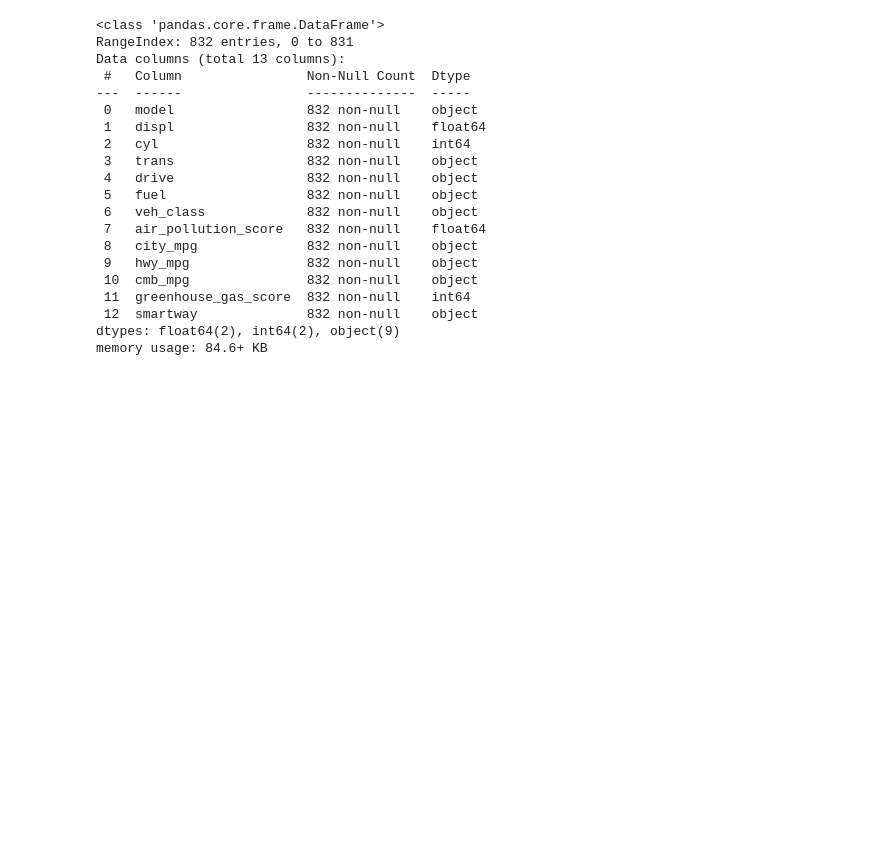
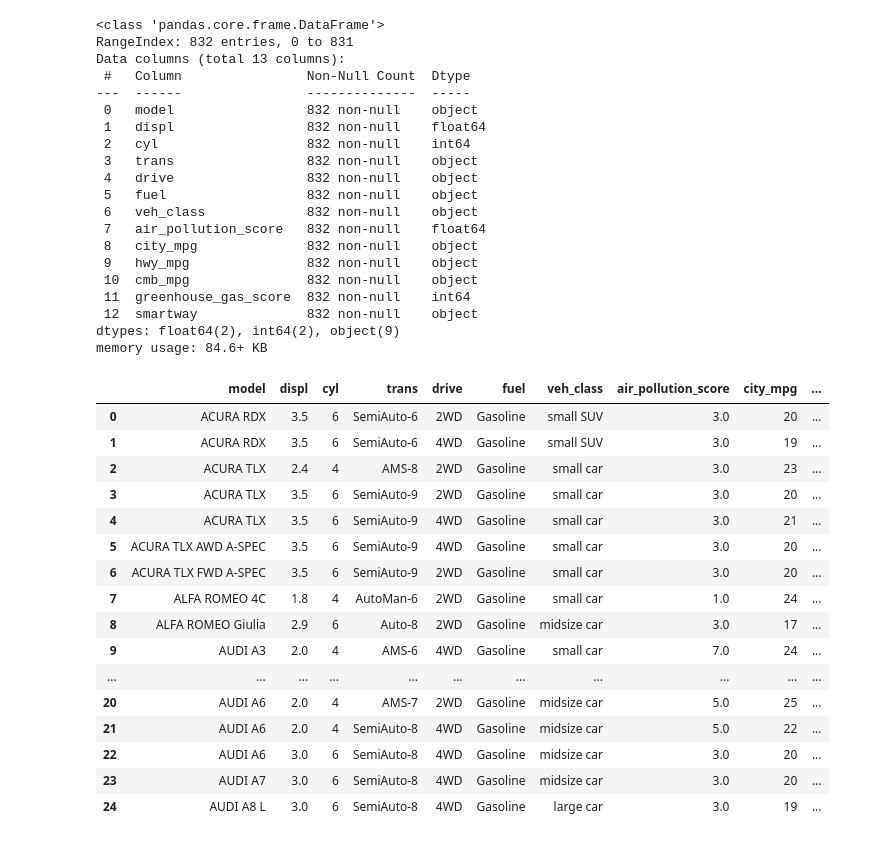
Before and after one commit to aaronschnider/fuel-economy-case-study, a Jupyter notebook: Fix Datatypes (air pollution).ipynb, the cells around one changed output. Saved outputs shown, nothing was run; the diff lists cells and outputs as text; code cells hidden in the pictures; blank space fills up the shorter version.

```diff
--- a/Fix Datatypes (air pollution).ipynb
+++ b/Fix Datatypes (air pollution).ipynb
@@ -212,3 +212,23 @@ memory usage: 84.6+ KB
 # %%
 df08.to_csv('data_08_v4.csv', index=False)
 df18.to_csv('data_18_v4.csv', index=False)
+# %%
+df18.head(25)
+# %% [output]
+|  | model | displ | cyl | trans | drive | fuel | veh_class | air_pollution_score | city_mpg | ... |
+| 0 | ACURA RDX | 3.5 | 6 | SemiAuto-6 | 2WD | Gasoline | small SUV | 3.0 | 20 | ... |
+| 1 | ACURA RDX | 3.5 | 6 | SemiAuto-6 | 4WD | Gasoline | small SUV | 3.0 | 19 | ... |
+| 2 | ACURA TLX | 2.4 | 4 | AMS-8 | 2WD | Gasoline | small car | 3.0 | 23 | ... |
+| 3 | ACURA TLX | 3.5 | 6 | SemiAuto-9 | 2WD | Gasoline | small car | 3.0 | 20 | ... |
+| 4 | ACURA TLX | 3.5 | 6 | SemiAuto-9 | 4WD | Gasoline | small car | 3.0 | 21 | ... |
+| 5 | ACURA TLX AWD A-SPEC | 3.5 | 6 | SemiAuto-9 | 4WD | Gasoline | small car | 3.0 | 20 | ... |
+| 6 | ACURA TLX FWD A-SPEC | 3.5 | 6 | SemiAuto-9 | 2WD | Gasoline | small car | 3.0 | 20 | ... |
+| 7 | ALFA ROMEO 4C | 1.8 | 4 | AutoMan-6 | 2WD | Gasoline | small car | 1.0 | 24 | ... |
+| 8 | ALFA ROMEO Giulia | 2.9 | 6 | Auto-8 | 2WD | Gasoline | midsize car | 3.0 | 17 | ... |
+| 9 | AUDI A3 | 2.0 | 4 | AMS-6 | 4WD | Gasoline | small car | 7.0 | 24 | ... |
+| ... | ... | ... | ... | ... | ... | ... | ... | ... | ... | ... |
+| 20 | AUDI A6 | 2.0 | 4 | AMS-7 | 2WD | Gasoline | midsize car | 5.0 | 25 | ... |
+| 21 | AUDI A6 | 2.0 | 4 | SemiAuto-8 | 4WD | Gasoline | midsize car | 5.0 | 22 | ... |
+| 22 | AUDI A6 | 3.0 | 6 | SemiAuto-8 | 4WD | Gasoline | midsize car | 3.0 | 20 | ... |
+| 23 | AUDI A7 | 3.0 | 6 | SemiAuto-8 | 4WD | Gasoline | midsize car | 3.0 | 20 | ... |
+| 24 | AUDI A8 L | 3.0 | 6 | SemiAuto-8 | 4WD | Gasoline | large car | 3.0 | 19 | ... |
```
Also changed, not shown: 4 other files.
